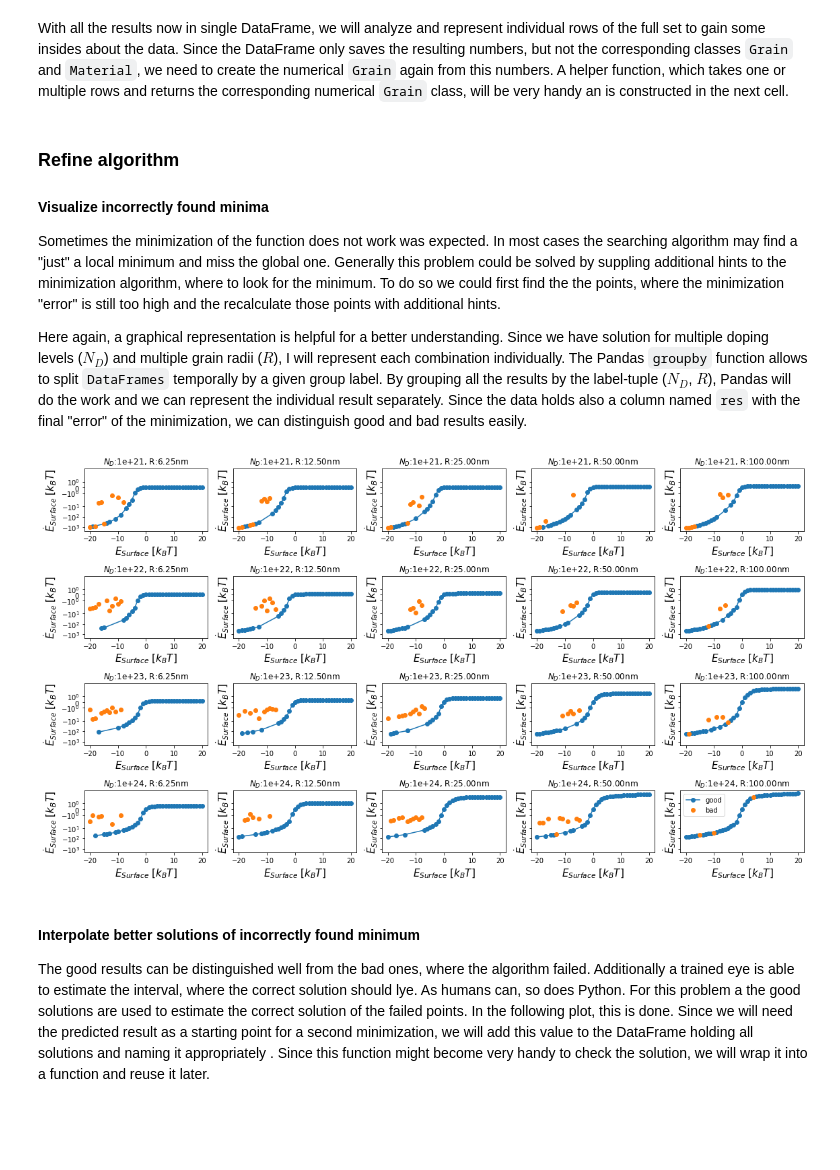
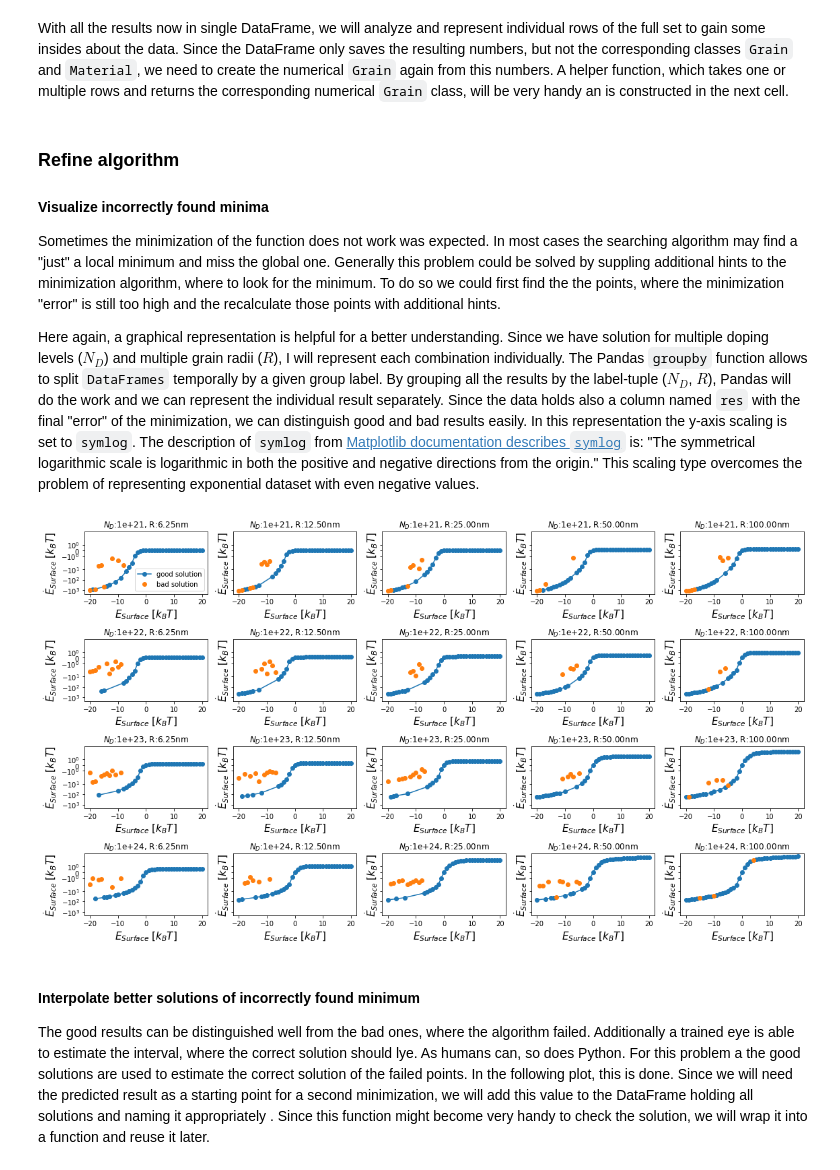
Before and after one commit to NilsNoreyson/thesis, a Jupyter notebook: 2-Grain-SMOX.ipynb, the cells around one changed output. Cells and saved outputs as stored; diff of their text form; code cells hidden in the pictures; blank space fills up the shorter version.

```diff
--- a/2-Grain-SMOX.ipynb
+++ b/2-Grain-SMOX.ipynb
@@ -244,22 +252,22 @@ I also add some useful functions, e.g. the conversion from Celsius to Kelvin and
 # %%
-from scipy import constants as sciConst
+from scipy import constants as scipyConst
 class Constant:
     def __init__(self):
-        self.K0 = sciConst.convert_temperature(0,'C','K')
-        self.kB=sciConst.k
-        self.EPSILON_0 = sciConst.epsilon_0
-        self.E_CHARGE = sciConst.elementary_charge
-        self.h = sciConst.h
-        self.MASS_E = sciConst.electron_mass
-        self.NA= sciConst.N_A
+        self.K0 = scipyConst.convert_temperature(0,'C','K')
+        self.kB=scipyConst.k
+        self.EPSILON_0 = scipyConst.epsilon_0
+        self.E_CHARGE = scipyConst.elementary_charge
+        self.h = scipyConst.h
+        self.MASS_E = scipyConst.electron_mass
+        self.NA= scipyConst.N_A
         self.VOL_mol = 22.4
         self.mole_per_l = self.NA/self.VOL_mol
 
     def K_to_C(self, K):
-        return sciConst.convert_temperature(K, 'K', 'C')
+        return scipyConst.convert_temperature(K, 'K', 'C')
 
     def C_to_K(self, C):
-        return sciConst.convert_temperature(C, 'C', 'K')
+        return scipyConst.convert_temperature(C, 'C', 'K')
 
     def eV_to_J(self,eV):
         return eV*self.E_CHARGE
@@ -903,7 +917,7 @@ E_init = grain.material.kT_to_J(E_init_kT)
 for E_dot_init_kT in [1,2,4]:
     E_dot_init = grain.material.kT_to_J(E_dot_init_kT)
     r,v, v_dot, data = grain.solve_with_values(E_init, E_dot_init)
-    axe.plot(r,v, label='$\dotE_{Surface}$'+ f'= {E_dot_init_kT:.2f}[$k_BT$/$L_D$]')
+    axe.plot(r,v,'--', label='$\dotE_{Surface}$'+ f'= {E_dot_init_kT:.2f}[$k_BT$/$L_D$]')
 
 
 #Now we will try to find the best inital slope to solve the equation
@@ -912,7 +926,9 @@ res = find_best_E_dot_init(E_init_kT, grain)
 E_dot_init_kT = res.x
 E_dot_init = grain.material.kT_to_J(E_dot_init_kT)
 r,v, v_dot, data = grain.solve_with_values(E_init, E_dot_init)
-axe.plot(r,v, '-*', label='$\dotE_{Surface}$'+ f'= {E_dot_init_kT:.2f}[$k_BT$/$L_D$] minimized')
+axe.plot(r,v, '-',
+         label='$\dotE_{Surface}$'+ f'= {E_dot_init_kT:.2f}[$k_BT$/$L_D$] minimized',
+        linewidth = 5)
 
 axe.set_ylabel('$E_C(r^*)$ [$k_BT$]', fontsize =22)
 axe.set_xlabel(f"""Position in grain [$L_D$ = {grain.material.LD*1e9:.2f}nm],\n
@@ -1156,35 +1177,38 @@ Sometimes the minimization of the function does not work was expected. In most c
 
 Here again, a graphical representation is helpful for a better understanding. Since we have solution for multiple doping levels ($N_D$) and multiple grain radii ($R$), I will represent each combination individually. The Pandas `groupby` function allows to split `DataFrames` temporally by a given group label. By grouping all the results by the label-tuple ($N_D$, $R$), Pandas will do the work and we can represent the individual result separately.
 Since the data holds also a column named `res` with the final "error" of the minimization, we can distinguish good and bad results easily.
+In this representation the y-axis scaling is set to `symlog`. The description of `symlog` from [Matplotlib documentation describes `symlog`](https://matplotlib.org/3.1.3/api/scale_api.html#matplotlib.scale.SymmetricalLogScale) is: "The symmetrical logarithmic scale is logarithmic in both the positive and negative directions from the origin." This scaling type overcomes the problem of representing exponential dataset with even negative values.
 # %%
 gs = calc_dF_all.groupby(['ND','R'])
 fig, axe = subplots(len(gs)//5,5, figsize=(16,9), sharey=True)
 
 calc_dF_all['E_dot_init_kT_estimation'] = None
 for ax_i, ((ND,R), g) in enumerate(gs):
     #select the axe
     axe = fig.axes[ax_i]
 
     #selecting on ly the good results by using the 'res' field
     g_good = g[g['res']<2]
 
     #the bad ones are the complent of the good ones; droping the good
     #ones from all results leaves the bad ones back
     g_bad = g.drop(g_good.index)
 
     #plotting the good and bad results
-    axe.plot(g_good['Einit_kT'], g_good['E_dot_init_kT'],'o-', label='good')
-    axe.plot(g_bad['Einit_kT'], g_bad['E_dot_init_kT'],'o', label='bad')
+    axe.plot(g_good['Einit_kT'], g_good['E_dot_init_kT'],'o-',
+             label='good solution')
+    axe.plot(g_bad['Einit_kT'], g_bad['E_dot_init_kT'],'o',
+             label='bad solution')
 
     #some plotting sugar
     axe.set_yscale('symlog')
     axe.set_title(f'$N_D$:{ND}, R:{R*1e9:.2f}nm')
     axe.set_xlabel(r'$E_{Surface}$ [$k_BT$]', fontsize = 15)
     axe.set_ylabel(r'$\dot{E}_{Surface}$ [$k_BT$]', fontsize = 15)
-axe.legend()
+fig.axes[0].legend()
 fig.tight_layout()
 # %% [output]
-[figure, old version]
+[figure, new version]
 # %% [markdown]
 #### Interpolate better solutions of incorrectly found minimum
 The good results can be distinguished well from the bad ones, where the algorithm failed. Additionally a trained eye is able to estimate the interval, where the correct solution should lye. As humans can, so does Python. For this problem a the good solutions are used to estimate the correct solution of the failed points. In the following plot, this is done.
```
Also changed, not shown: parts of 24 cells of this notebook, 16 other files.
